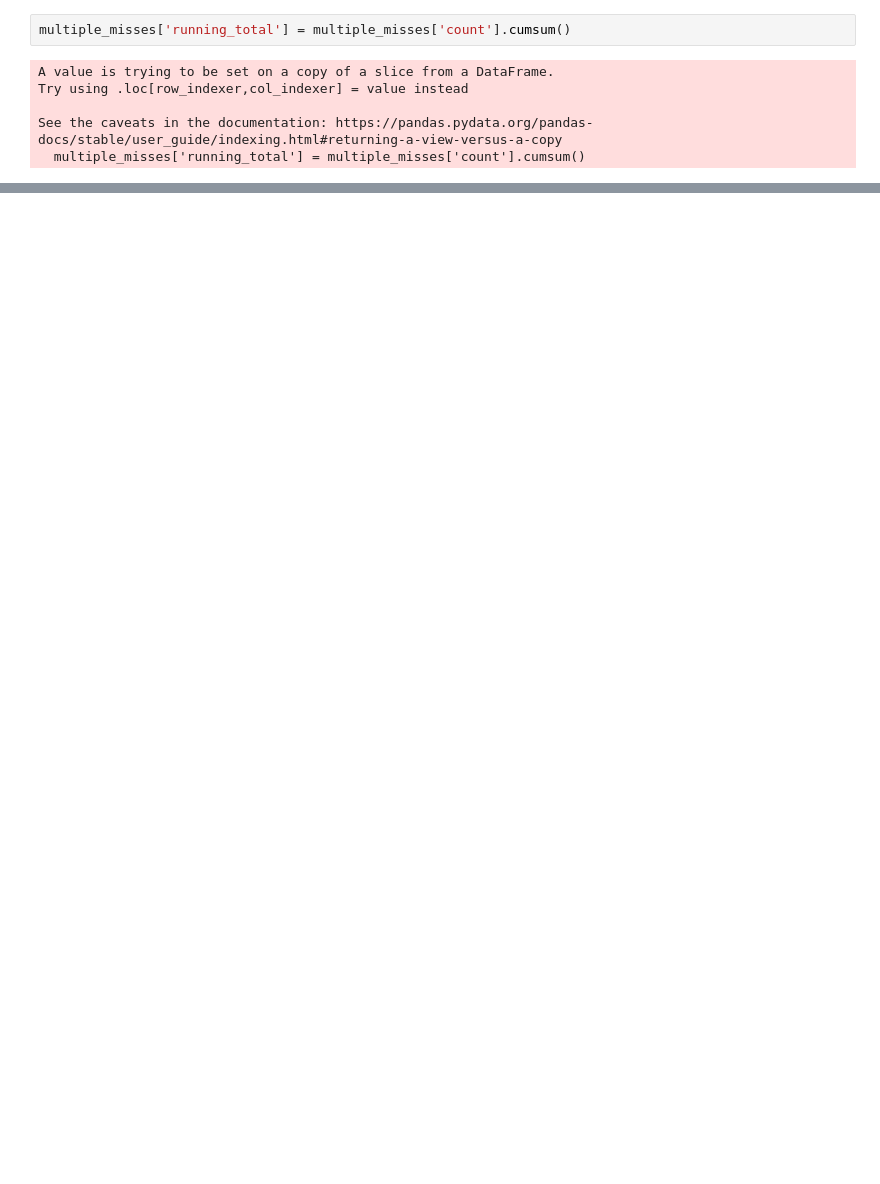
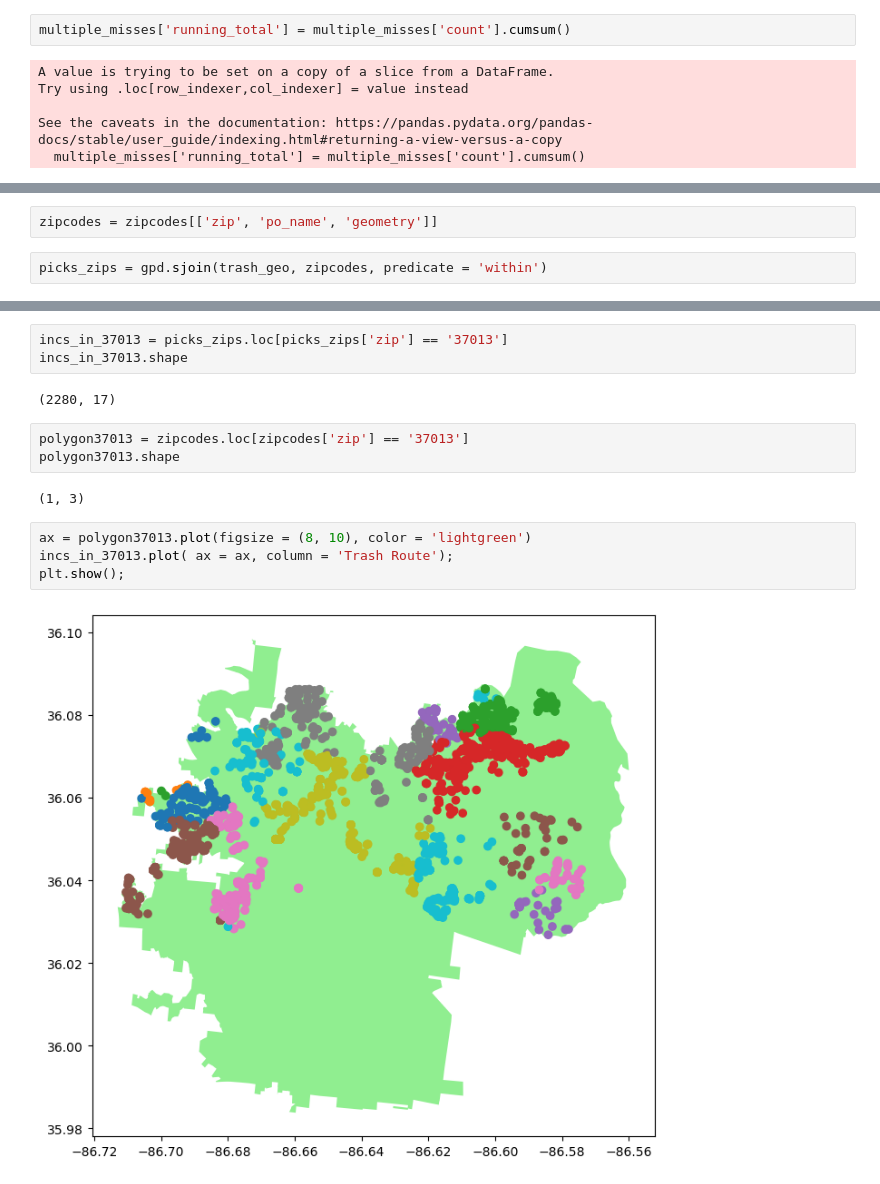
Before and after one commit to NSS-Data-Analytics-Cohort-14/trash-pickups-v2-Djmayfield-alt, a Jupyter notebook: notebooks/Dillon_Trash_pickups.ipynb, the cells around one changed output, grey strips where cells are left out. Cells and saved outputs as stored; diff of their text form; blank space fills up the shorter version.

```diff
--- a/notebooks/Dillon_Trash_pickups.ipynb
+++ b/notebooks/Dillon_Trash_pickups.ipynb
@@ -150,0 +281,4 @@ multiple_misses.reset_index()
+# %%
+zipcodes = zipcodes[['zip', 'po_name', 'geometry']]
+# %%
+picks_zips = gpd.sjoin(trash_geo, zipcodes, predicate = 'within')
@@ -150,0 +316,16 @@ multiple_misses.reset_index()
+# %%
+incs_in_37013 = picks_zips.loc[picks_zips['zip'] == '37013']
+incs_in_37013.shape
+# %% [output]
+(2280, 17)
+# %%
+polygon37013 = zipcodes.loc[zipcodes['zip'] == '37013']
+polygon37013.shape
+# %% [output]
+(1, 3)
+# %%
+ax = polygon37013.plot(figsize = (8, 10), color = 'lightgreen')
+incs_in_37013.plot( ax = ax, column = 'Trash Route');
+plt.show();
+# %% [output]
+[figure, added]
```
Also changed, not shown: parts of 38 cells of this notebook.
